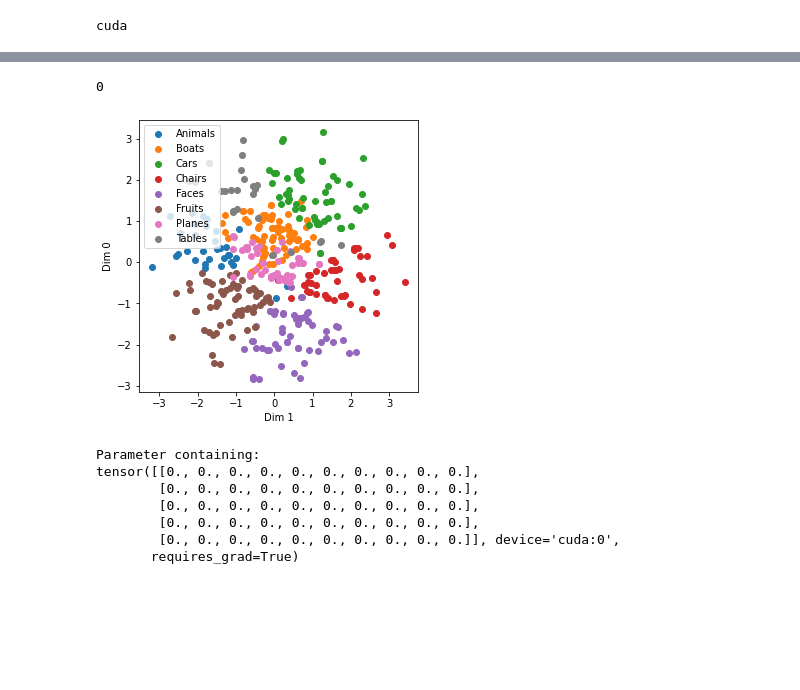
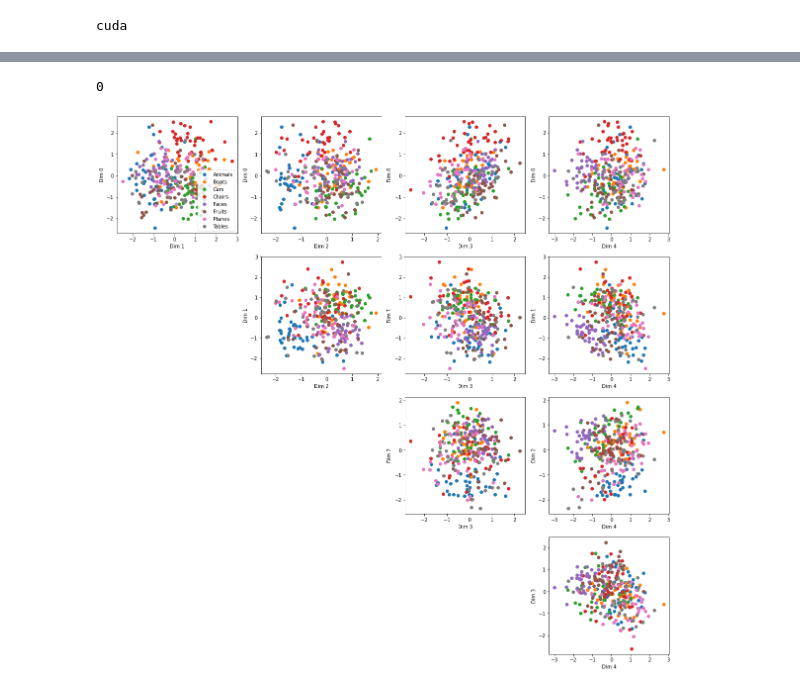
Before and after one commit to hugosou/cRPM, a Jupyter notebook: demo_rpfa_images.ipynb, the cells around one changed output, grey strips where cells are left out. Cells and saved outputs as stored; diff of their text form; code cells hidden in the pictures; blank space fills up the shorter version.

```diff
--- a/playground_jupyter.ipynb
+++ b/demo_rpfa_images.ipynb
@@ -147,7 +147,7 @@ observations_tests = (observations1_tests.to(device).unsqueeze(1), observations2
 cuda
 # %%
 # Shuffle pairs and use multi/uni-modal input
-do_shuffle = True
+do_shuffle = False
 
 if do_shuffle:
 
@@ -297,40 +303,28 @@ plt.show()
 # %%
 print(0)
 
 #%%
 
 from matplotlib import pyplot as plt
 
-
-
-
 posterior_mean = rpm.dist_marginals.suff_stat_mean[0].squeeze(1).detach().to('cpu')
 latent_true = true_latent_train
 
+dim_latent = rpm.dim_latent
 plot_width = dim_latent - 1
 plot_heigh = dim_latent - 1
 plt.figure(figsize=(5 * plot_width, 5 * plot_heigh))
 for ii in np.arange(dim_latent):
     for jj in np.arange(ii + 1, dim_latent):
         plt.subplot(plot_heigh, plot_width, jj + ii * (dim_latent - 1))
         for class_id in range(len(np.unique(latent_true))):
             mask = latent_true == class_id
             plt.scatter(posterior_mean[mask, jj], posterior_mean[mask, ii], label=label_basic[class_id])
             plt.xlabel('Dim ' + str(jj))
             plt.ylabel('Dim ' + str(ii))
 
         if ii == 0 and jj == 1:
             plt.legend()
 # %% [output]
 0
-[figure, old version]
+[figure, new version]
-# %%
-rpm.recognition_auxiliary[0].layers[-1].weight
-# %% [output]
-Parameter containing:
-tensor([[0., 0., 0., 0., 0., 0., 0., 0., 0., 0.],
-        [0., 0., 0., 0., 0., 0., 0., 0., 0., 0.],
-        [0., 0., 0., 0., 0., 0., 0., 0., 0., 0.],
-        [0., 0., 0., 0., 0., 0., 0., 0., 0., 0.],
-        [0., 0., 0., 0., 0., 0., 0., 0., 0., 0.]], device='cuda:0',
-       requires_grad=True)
```
Also changed, not shown: parts of 14 cells of this notebook, 3 other files.
